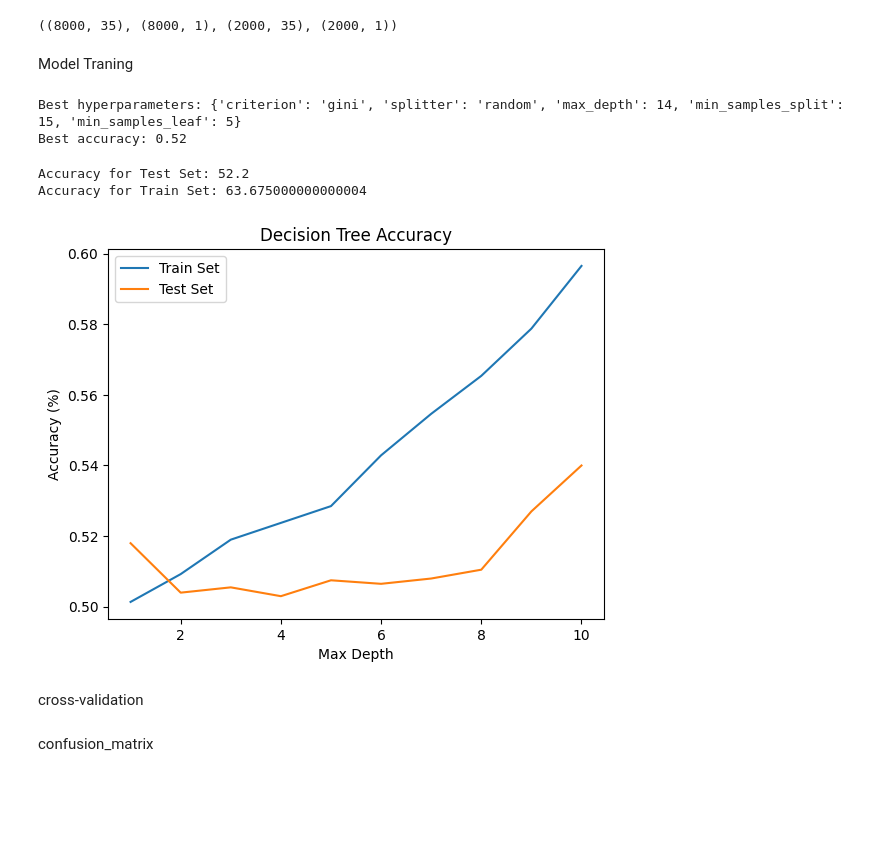
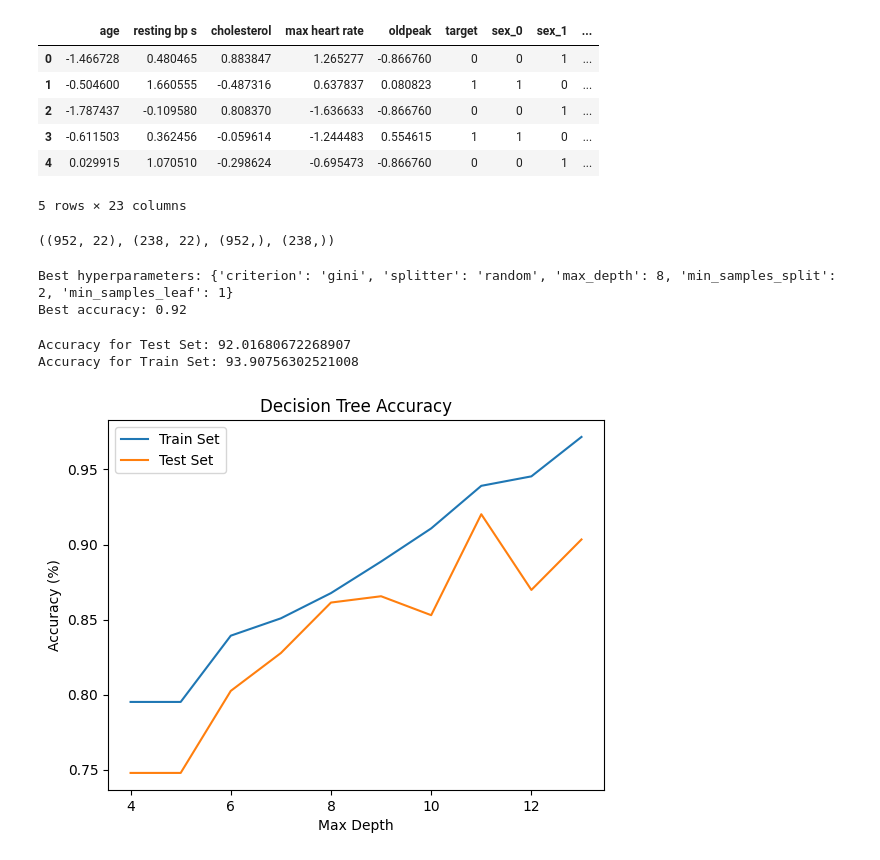
Before and after one commit to khaaaleed-5/Advanced-ML, a Jupyter notebook: Decision Tree/Decision_tree.ipynb, the cells around one changed output. Saved outputs shown, nothing was run; the diff lists cells and outputs as text; code cells hidden in the pictures; blank space fills up the shorter version.

```diff
--- a/Decision Tree/Decision_tree.ipynb
+++ b/Decision Tree/Decision_tree.ipynb
@@ -187,18 +88,36 @@ df
+# %%
+# scaling
+
+# continuous features
+scaler = StandardScaler()
+df[['age', 'resting bp s', 'cholesterol', 'max heart rate', 'oldpeak']] = scaler.fit_transform(df[['age', 'resting bp s', 'cholesterol', 'max heart rate', 'oldpeak']])
+
+# categorical features
+df = pd.get_dummies(df, columns=['sex', 'chest pain type', 'fasting blood sugar', 'resting ecg', 'exercise angina', 'ST slope']) * 1
+
+df.head()
+# %% [output]
+|  | age | resting bp s | cholesterol | max heart rate | oldpeak | target | sex_0 | sex_1 | ... |
+| 0 | -1.466728 | 0.480465 | 0.883847 | 1.265277 | -0.866760 | 0 | 0 | 1 | ... |
+| 1 | -0.504600 | 1.660555 | -0.487316 | 0.637837 | 0.080823 | 1 | 1 | 0 | ... |
+| 2 | -1.787437 | -0.109580 | 0.808370 | -1.636633 | -0.866760 | 0 | 0 | 1 | ... |
+| 3 | -0.611503 | 0.362456 | -0.059614 | -1.244483 | 0.554615 | 1 | 1 | 0 | ... |
+| 4 | 0.029915 | 1.070510 | -0.298624 | -0.695473 | -0.866760 | 0 | 0 | 1 | ... |
+5 rows × 23 columns
 # %%
-X_train , X_test, y_train, y_test = train_test_split(X, y, test_size=0.2, random_state=42)
+# split data
+X = df.drop(columns=['target'])
+y = df['target']
 
-X_train.shape, y_train.shape , X_test.shape, y_test.shape
+X_train, X_test, y_train, y_test = train_test_split(X, y, test_size=0.2, random_state=0)
+
+X_train.shape, X_test.shape, y_train.shape, y_test.shape
 # %% [output]
-((8000, 35), (8000, 1), (2000, 35), (2000, 1))
+((952, 22), (238, 22), (952,), (238,))
-# %% [markdown]
-Model Traning
 # %%
 from sklearn.model_selection import train_test_split
 from sklearn.tree import DecisionTreeClassifier
 from sklearn.metrics import accuracy_score
-
-# Split the data into training and testing sets
-X_train, X_test, y_train, y_test = train_test_split(X, y, test_size=0.2, random_state=42)
 
 # Define hyperparameter ranges
 hyperparameters = {
@@ -244,11 +163,11 @@ for criterion in hyperparameters['criterion']:
 print(f"Best hyperparameters: {best_params}")
 print(f"Best accuracy: {best_accuracy:.2f}")
 # %% [output]
-Best hyperparameters: {'criterion': 'gini', 'splitter': 'random', 'max_depth': 14, 'min_samples_split': 15, 'min_samples_leaf': 5}
-Best accuracy: 0.52
+Best hyperparameters: {'criterion': 'gini', 'splitter': 'random', 'max_depth': 8, 'min_samples_split': 2, 'min_samples_leaf': 1}
+Best accuracy: 0.92
 # %%
 from sklearn.tree import DecisionTreeClassifier
-dt = DecisionTreeClassifier(criterion='gini' ,max_depth= 14, min_samples_split=15, min_samples_leaf=5,random_state=42,splitter='random')
+dt = DecisionTreeClassifier ( max_depth=8, criterion='gini',min_samples_split= 2, min_samples_leaf= 1,splitter='random', random_state=42)
 
 dt.fit(X_train, y_train)
 
@@ -267,53 +186,44 @@ train_accuracy = accuracy_score(y_train, y_pred_train)*100
 # Print the accuracy for the training set
 print("Accuracy for Train Set:", train_accuracy)
 # %% [output]
-Accuracy for Test Set: 52.2
-Accuracy for Train Set: 63.675000000000004
+Accuracy for Test Set: 92.01680672268907
+Accuracy for Train Set: 93.90756302521008
 # %%
 import matplotlib.pyplot as plt
 from sklearn.tree import DecisionTreeClassifier
 from sklearn.metrics import accuracy_score
-
-
-
 train_accuracies = []
 test_accuracies = []
-
-
 for depth in range(1, 11):
     # Fit dt to the training set
     dt.set_params(max_depth=depth)
     dt.fit(X_train, y_train)
 
     # Predict test-set labels
     y_pred = dt.predict(X_test)
 
     # Evaluate test-set accuracy
     test_accuracy = accuracy_score(y_test, y_pred)
     test_accuracies.append(test_accuracy)
 
     # Predict train-set labels
     y_pred_train = dt.predict(X_train)
 
     # Evaluate train-set accuracy
     train_accuracy = accuracy_score(y_train, y_pred_train)
     train_accuracies.append(train_accuracy)
 
 # Plotting
-depths = range(1, 11)
+depths = range(4, 14)
 plt.plot(depths, train_accuracies, label='Train Set')
 plt.plot(depths, test_accuracies, label='Test Set')
 plt.xlabel('Max Depth')
 plt.ylabel('Accuracy (%)')
 plt.title('Decision Tree Accuracy')
 plt.legend()
 plt.show()
 # %% [output]
-[figure, old version]
+[figure, new version]
-# %% [markdown]
-cross-validation
-# %% [markdown]
-confusion_matrix
 # %%
 from sklearn.model_selection import cross_val_score, train_test_split
 import numpy as np
```
Also changed, not shown: parts of 23 cells of this notebook.
